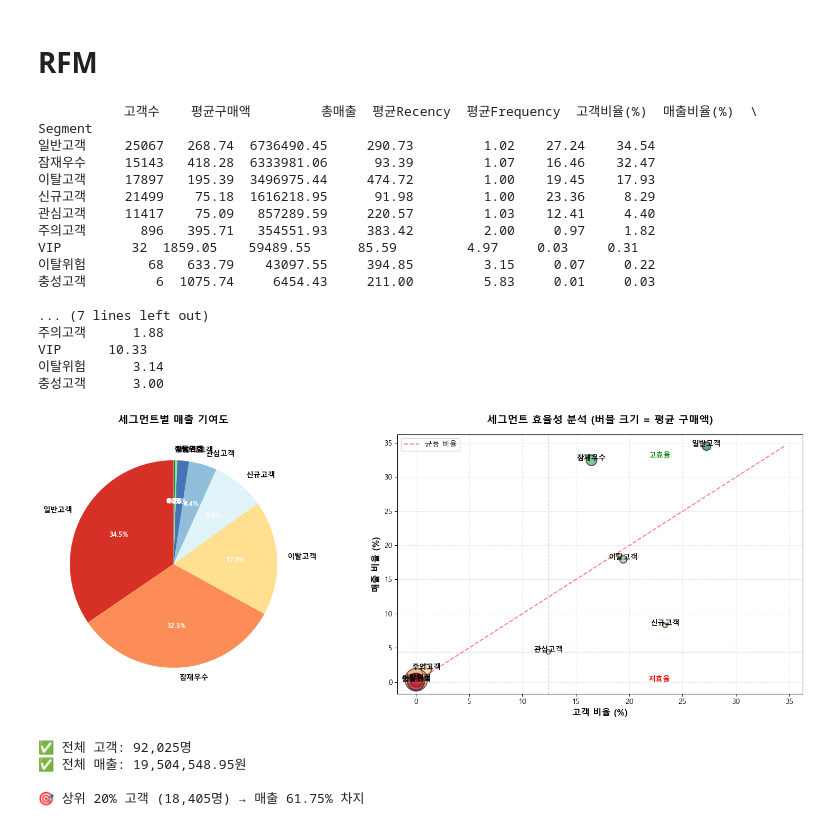
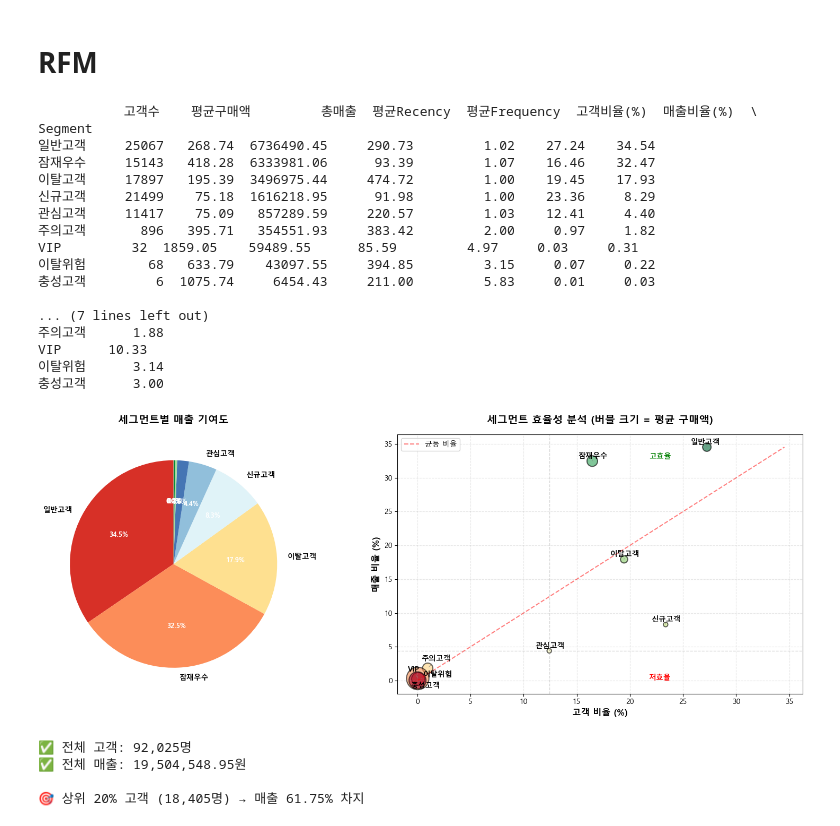
Before and after one commit to hhayan/project_olist_ecommerce, a Jupyter notebook: RFM.ipynb, the cells around one changed output. Cells and saved outputs as stored; diff of their text form; code cells hidden in the pictures.

```diff
--- a/RFM.ipynb
+++ b/RFM.ipynb
@@ -940,13 +909,40 @@ priorities_df = pd.DataFrame(priorities).sort_values('우선순위')
 #     print(f"  • 전략: {row['전략']}")
 
 #시각화
+# fig, axes = plt.subplots(1, 2, figsize=(16, 6))
+
+# ax1 = axes[0]
+# colors = ['#d73027', '#fc8d59', '#fee090', '#e0f3f8', '#91bfdb', '#4575b4', '#a6dba0', '#008837', '#c7eae5']
+# wedges, texts, autotexts = ax1.pie(
+#     segment_stats['총매출'],
+#     labels=segment_stats.index,
+#     autopct='%1.1f%%',
+#     startangle=90,
+#     colors=colors[:len(segment_stats)],
+#     textprops={'fontsize': 10, 'weight': 'bold'}
+# )
+
+# for autotext in autotexts:
+#     autotext.set_color('white')
+#     autotext.set_fontsize(9)
+
+# ax1.set_title('세그먼트별 매출 기여도', fontsize=14, fontweight='bold', pad=15)
+
+# 시각화
 fig, axes = plt.subplots(1, 2, figsize=(16, 6))
 
 ax1 = axes[0]
 colors = ['#d73027', '#fc8d59', '#fee090', '#e0f3f8', '#91bfdb', '#4575b4', '#a6dba0', '#008837', '#c7eae5']
+
+# 표시할 세그먼트 지정
+show_labels = ['일반고객', '잠재우수', '이탈고객', '신규고객', '관심고객']
+
+# 레이블 리스트 생성 (표시할 것만 이름, 나머지는 빈 문자열)
+labels = [name if name in show_labels else '' for name in segment_stats.index]
+
 wedges, texts, autotexts = ax1.pie(
     segment_stats['총매출'],
-    labels=segment_stats.index,
+    labels=labels,  # 수정된 레이블 사용
     autopct='%1.1f%%',
     startangle=90,
     colors=colors[:len(segment_stats)],
@@ -967,8 +963,16 @@ sizes = segment_stats['평균구매액'] / 2
 
 scatter = ax2.scatter(x, y, s=sizes, alpha=0.6, c=range(len(segment_stats)), cmap='RdYlGn_r', edgecolors='black', linewidth=1.5)
 
+# adjustText 라이브러리를 사용한 방법 (권장)
+from adjustText import adjust_text
+
+texts = []
 for i, segment in enumerate(segment_stats.index):
-    ax2.annotate(segment, (x.iloc[i], y.iloc[i]), fontsize=10, fontweight='bold', ha='center')
+    txt = ax2.annotate(segment, (x.iloc[i], y.iloc[i]), fontsize=10, fontweight='bold', ha='center')
+    texts.append(txt)
+
+# 텍스트 겹침 자동 조정
+adjust_text(texts, arrowprops=dict(arrowstyle='-', color='gray', lw=0.5), ax=ax2)
 
 max_val = max(x.max(), y.max())
 ax2.plot([0, max_val], [0, max_val], 'r--', linewidth=1.5, alpha=0.5, label='균등 비율')
@@ -978,34 +982,34 @@ ax2.axhline(y.median(), color='gray', linestyle='--', alpha=0.3, linewidth=1)
 ax2.axvline(x.median(), color='gray', linestyle='--', alpha=0.3, linewidth=1)
 ax2.text(x.max()*0.8, y.max()*0.95, '고효율', fontsize=10, color='green', fontweight='bold')
 ax2.text(x.max()*0.8, y.min()*1.5, '저효율', fontsize=10, color='red', fontweight='bold')
 
 ax2.set_xlabel('고객 비율 (%)', fontsize=12, fontweight='bold')
 ax2.set_ylabel('매출 비율 (%)', fontsize=12, fontweight='bold')
 ax2.set_title('세그먼트 효율성 분석 (버블 크기 = 평균 구매액)', fontsize=14, fontweight='bold', pad=15)
 ax2.grid(alpha=0.3, linestyle='--')
 ax2.legend(fontsize=10)
 
 plt.tight_layout()
 plt.show()
 # %% [output]
            고객수    평균구매액         총매출  평균Recency  평균Frequency  고객비율(%)  매출비율(%)  \
 Segment
 일반고객     25067   268.74  6736490.45     290.73         1.02    27.24    34.54
 잠재우수     15143   418.28  6333981.06      93.39         1.07    16.46    32.47
 이탈고객     17897   195.39  3496975.44     474.72         1.00    19.45    17.93
 신규고객     21499    75.18  1616218.95      91.98         1.00    23.36     8.29
 관심고객     11417    75.09   857289.59     220.57         1.03    12.41     4.40
 주의고객       896   395.71   354551.93     383.42         2.00     0.97     1.82
 VIP         32  1859.05    59489.55      85.59         4.97     0.03     0.31
 이탈위험        68   633.79    43097.55     394.85         3.15     0.07     0.22
 충성고객         6  1075.74     6454.43     211.00         5.83     0.01     0.03
 
 ... (7 lines left out)
 주의고객      1.88
 VIP      10.33
 이탈위험      3.14
 충성고객      3.00
-[figure, old version]
+[figure, new version]
 # %%
 # 파레토 법칙 확인
 
```
Also changed, not shown: parts of 3 cells of this notebook, 4 other files.
